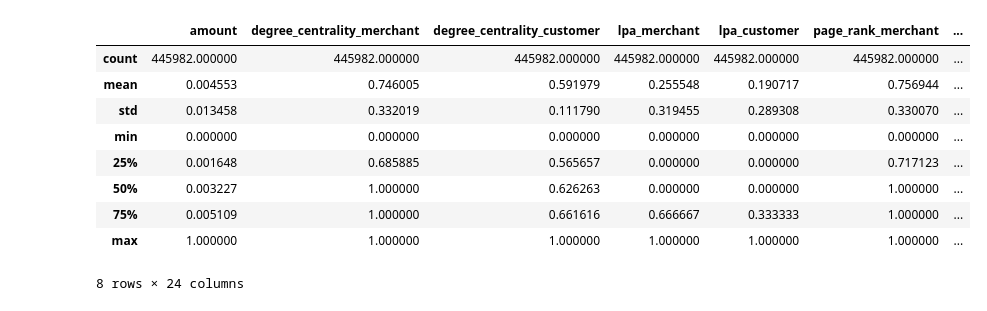
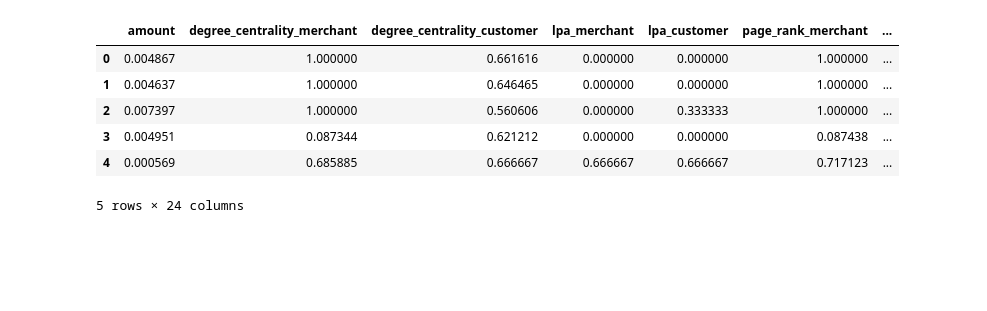
Before and after one commit to Mjh9122/fraud_detection, a Jupyter notebook: dataset_makers/mrmr.ipynb, the cells around one changed output. Cells and saved outputs as stored; diff of their text form; code cells hidden in the pictures; blank space fills up the shorter version.

```diff
--- a/dataset_makers/mrmr.ipynb
+++ b/dataset_makers/mrmr.ipynb
@@ -3,20 +3,17 @@ from mrmr import mrmr_classif
 import numpy as np
 import pandas as pd
 # %%
-X = pd.read_csv('./active_datasets/all_features_train.csv')
-y = pd.read_csv('./active_datasets/y_train.csv', header=None)
-X.describe()
+X = pd.read_csv('../active_datasets/all_features_train.csv')
+y = pd.read_csv('../active_datasets/y_train.csv', header=None)
+X.head()
 # %% [output]
 |  | amount | degree_centrality_merchant | degree_centrality_customer | lpa_merchant | lpa_customer | page_rank_merchant | ... |
-| count | 445982.000000 | 445982.000000 | 445982.000000 | 445982.000000 | 445982.000000 | 445982.000000 | ... |
-| mean | 0.004553 | 0.746005 | 0.591979 | 0.255548 | 0.190717 | 0.756944 | ... |
-| std | 0.013458 | 0.332019 | 0.111790 | 0.319455 | 0.289308 | 0.330070 | ... |
-| min | 0.000000 | 0.000000 | 0.000000 | 0.000000 | 0.000000 | 0.000000 | ... |
-| 25% | 0.001648 | 0.685885 | 0.565657 | 0.000000 | 0.000000 | 0.717123 | ... |
-| 50% | 0.003227 | 1.000000 | 0.626263 | 0.000000 | 0.000000 | 1.000000 | ... |
-| 75% | 0.005109 | 1.000000 | 0.661616 | 0.666667 | 0.333333 | 1.000000 | ... |
-| max | 1.000000 | 1.000000 | 1.000000 | 1.000000 | 1.000000 | 1.000000 | ... |
+| 0 | 0.004867 | 1.000000 | 0.661616 | 0.000000 | 0.000000 | 1.000000 | ... |
+| 1 | 0.004637 | 1.000000 | 0.646465 | 0.000000 | 0.000000 | 1.000000 | ... |
+| 2 | 0.007397 | 1.000000 | 0.560606 | 0.000000 | 0.333333 | 1.000000 | ... |
+| 3 | 0.004951 | 0.087344 | 0.621212 | 0.000000 | 0.000000 | 0.087438 | ... |
+| 4 | 0.000569 | 0.685885 | 0.666667 | 0.666667 | 0.666667 | 0.717123 | ... |
-8 rows × 24 columns
+5 rows × 24 columns
 # %%
 mrmr_out = mrmr_classif(X=X, y=y, K=len(X.columns), return_scores=True)
 # %%
```
Also changed, not shown: parts of 7 cells of this notebook, 3 other files.
